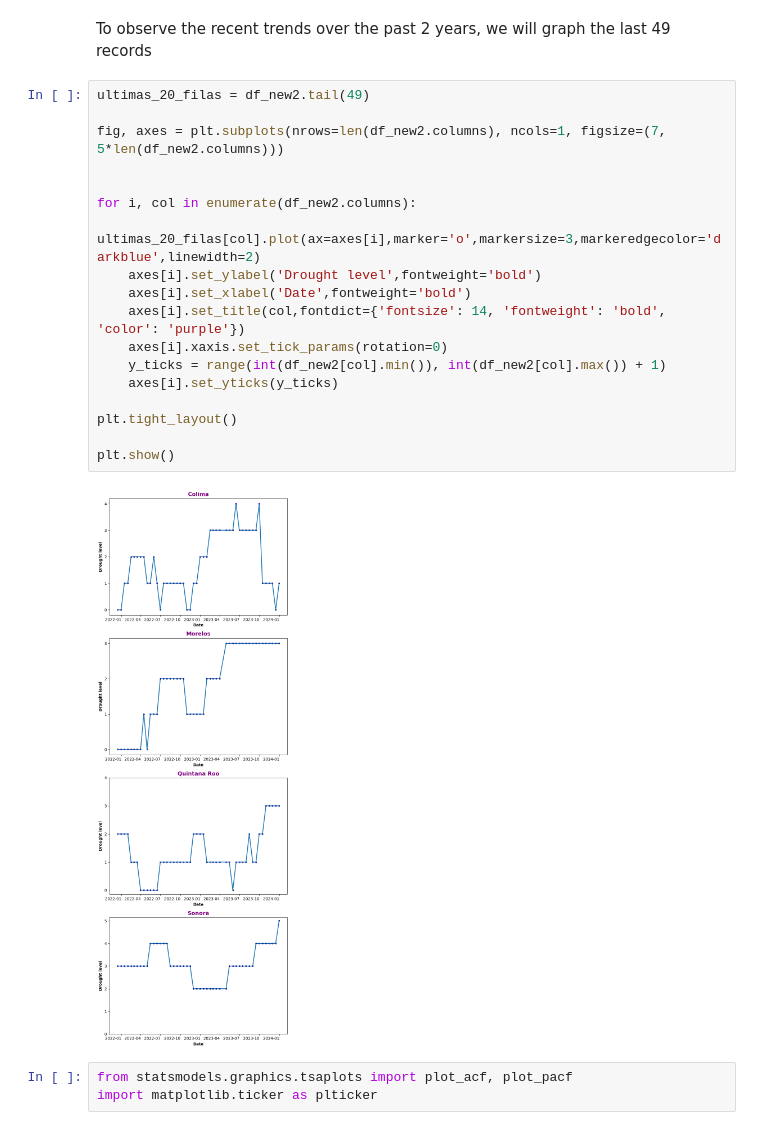
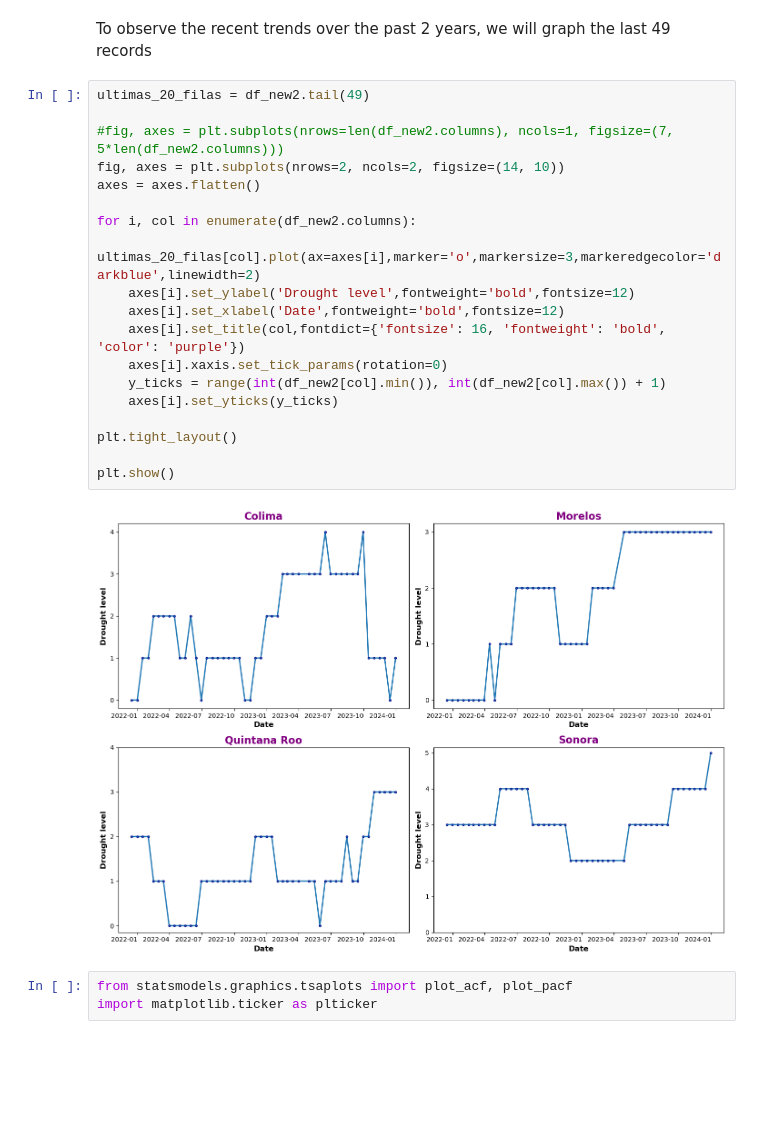
Before and after one commit to CCT-Dublin/capstone-project-feb-2024-ft-Denisse14GT, a Jupyter notebook: Ca3.ipynb, the cells around one changed output. Drawn from its saved outputs; the diff is of its cells as text; blank space fills up the shorter version.

```diff
--- a/Ca3.ipynb
+++ b/Ca3.ipynb
@@ -238,23 +238,24 @@ To observe the recent trends over the past 2 years, we will graph the last 49 re
 # %%
 ultimas_20_filas = df_new2.tail(49)
 
-fig, axes = plt.subplots(nrows=len(df_new2.columns), ncols=1, figsize=(7, 5*len(df_new2.columns)))
-
+#fig, axes = plt.subplots(nrows=len(df_new2.columns), ncols=1, figsize=(7, 5*len(df_new2.columns)))
+fig, axes = plt.subplots(nrows=2, ncols=2, figsize=(14, 10))
+axes = axes.flatten()
 
 for i, col in enumerate(df_new2.columns):
     ultimas_20_filas[col].plot(ax=axes[i],marker='o',markersize=3,markeredgecolor='darkblue',linewidth=2)
-    axes[i].set_ylabel('Drought level',fontweight='bold')
-    axes[i].set_xlabel('Date',fontweight='bold')
-    axes[i].set_title(col,fontdict={'fontsize': 14, 'fontweight': 'bold', 'color': 'purple'})
+    axes[i].set_ylabel('Drought level',fontweight='bold',fontsize=12)
+    axes[i].set_xlabel('Date',fontweight='bold',fontsize=12)
+    axes[i].set_title(col,fontdict={'fontsize': 16, 'fontweight': 'bold', 'color': 'purple'})
     axes[i].xaxis.set_tick_params(rotation=0)
     y_ticks = range(int(df_new2[col].min()), int(df_new2[col].max()) + 1)
     axes[i].set_yticks(y_ticks)
 
 plt.tight_layout()
 
 plt.show()
 # %% [output]
-[figure, old version]
+[figure, new version]
 # %%
 from statsmodels.graphics.tsaplots import plot_acf, plot_pacf
 import matplotlib.ticker as plticker
```
Also changed, not shown: parts of 46 cells of this notebook.
